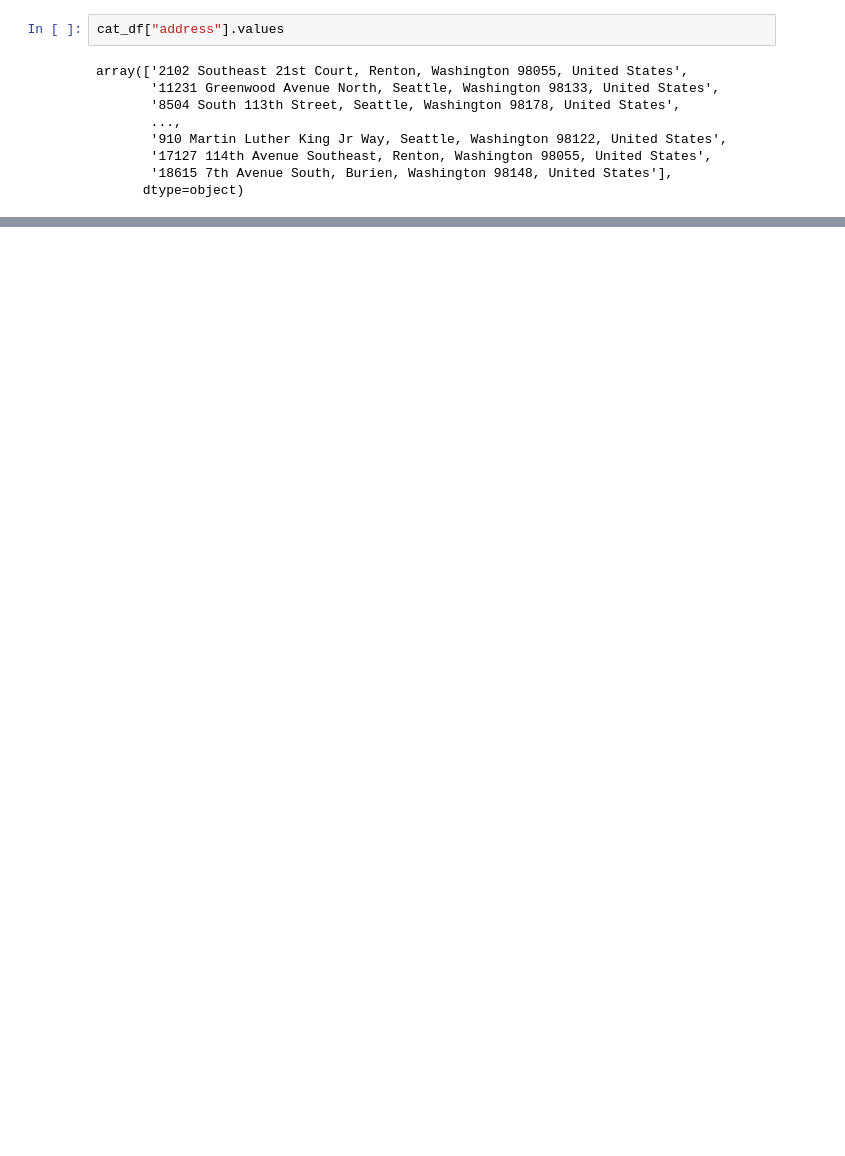
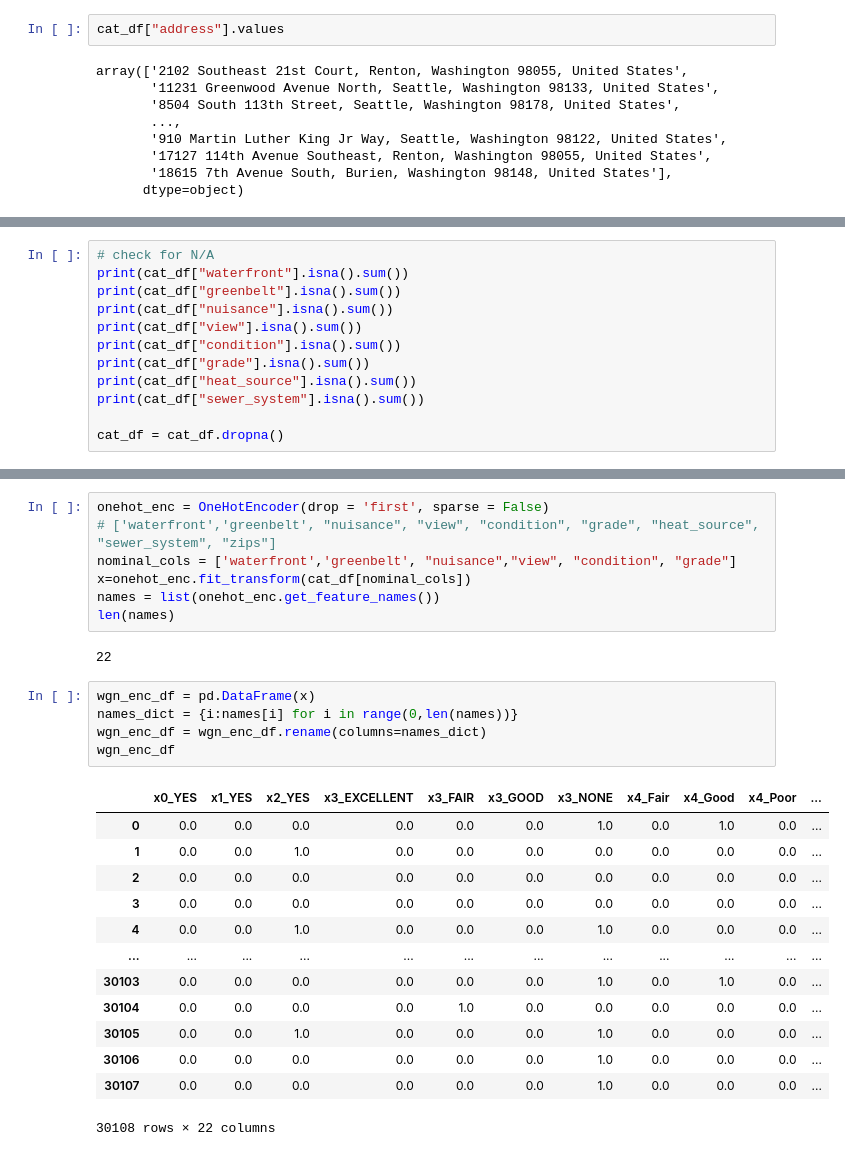
Before and after one commit to alexanderdaffara/HousingSalesRegression, a Jupyter notebook: Andre_Notebook.ipynb, the cells around one changed output, grey strips where cells are left out. Saved outputs shown, nothing was run; the diff lists cells and outputs as text; blank space fills up the shorter version.

```diff
--- a/Andre_Notebook.ipynb
+++ b/Andre_Notebook.ipynb
@@ -202,0 +219,12 @@ See the caveats in the documentation: https://pandas.pydata.org/pandas-docs/stab
+# %%
+# check for N/A
+print(cat_df["waterfront"].isna().sum())
+print(cat_df["greenbelt"].isna().sum())
+print(cat_df["nuisance"].isna().sum())
+print(cat_df["view"].isna().sum())
+print(cat_df["condition"].isna().sum())
+print(cat_df["grade"].isna().sum())
+print(cat_df["heat_source"].isna().sum())
+print(cat_df["sewer_system"].isna().sum())
+
+cat_df = cat_df.dropna()
@@ -202,0 +240,28 @@ See the caveats in the documentation: https://pandas.pydata.org/pandas-docs/stab
+# %%
+onehot_enc = OneHotEncoder(drop = 'first', sparse = False)
+# ['waterfront','greenbelt', "nuisance", "view", "condition", "grade", "heat_source", "sewer_system", "zips"]
+nominal_cols = ['waterfront','greenbelt', "nuisance","view", "condition", "grade"]
+x=onehot_enc.fit_transform(cat_df[nominal_cols])
+names = list(onehot_enc.get_feature_names())
+len(names)
+# %% [output]
+22
+# %%
+wgn_enc_df = pd.DataFrame(x)
+names_dict = {i:names[i] for i in range(0,len(names))}
+wgn_enc_df = wgn_enc_df.rename(columns=names_dict)
+wgn_enc_df
+# %% [output]
+|  | x0_YES | x1_YES | x2_YES | x3_EXCELLENT | x3_FAIR | x3_GOOD | x3_NONE | x4_Fair | x4_Good | x4_Poor | ... |
+| 0 | 0.0 | 0.0 | 0.0 | 0.0 | 0.0 | 0.0 | 1.0 | 0.0 | 1.0 | 0.0 | ... |
+| 1 | 0.0 | 0.0 | 1.0 | 0.0 | 0.0 | 0.0 | 0.0 | 0.0 | 0.0 | 0.0 | ... |
+| 2 | 0.0 | 0.0 | 0.0 | 0.0 | 0.0 | 0.0 | 0.0 | 0.0 | 0.0 | 0.0 | ... |
+| 3 | 0.0 | 0.0 | 0.0 | 0.0 | 0.0 | 0.0 | 0.0 | 0.0 | 0.0 | 0.0 | ... |
+| 4 | 0.0 | 0.0 | 1.0 | 0.0 | 0.0 | 0.0 | 1.0 | 0.0 | 0.0 | 0.0 | ... |
+| ... | ... | ... | ... | ... | ... | ... | ... | ... | ... | ... | ... |
+| 30103 | 0.0 | 0.0 | 0.0 | 0.0 | 0.0 | 0.0 | 1.0 | 0.0 | 1.0 | 0.0 | ... |
+| 30104 | 0.0 | 0.0 | 0.0 | 0.0 | 1.0 | 0.0 | 0.0 | 0.0 | 0.0 | 0.0 | ... |
+| 30105 | 0.0 | 0.0 | 1.0 | 0.0 | 0.0 | 0.0 | 1.0 | 0.0 | 0.0 | 0.0 | ... |
+| 30106 | 0.0 | 0.0 | 0.0 | 0.0 | 0.0 | 0.0 | 1.0 | 0.0 | 0.0 | 0.0 | ... |
+| 30107 | 0.0 | 0.0 | 0.0 | 0.0 | 0.0 | 0.0 | 1.0 | 0.0 | 0.0 | 0.0 | ... |
+30108 rows × 22 columns
```
Also changed, not shown: parts of 25 cells of this notebook.
